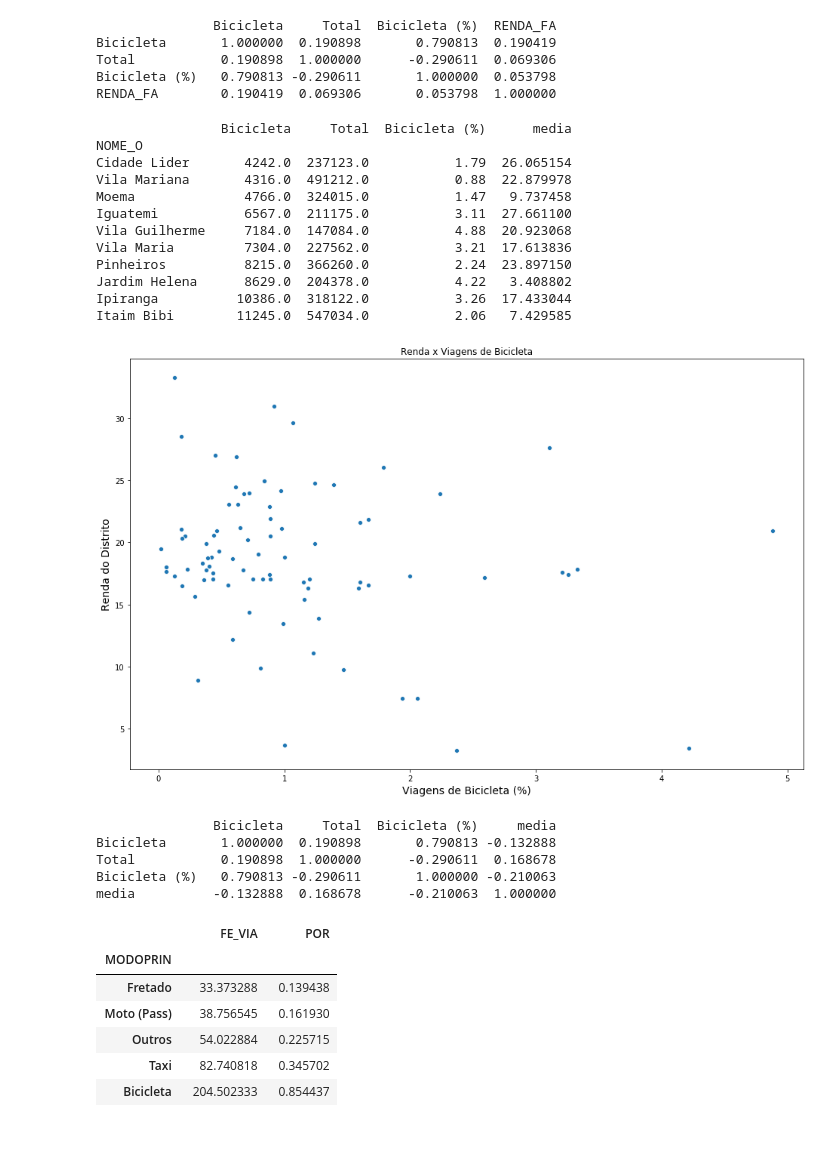
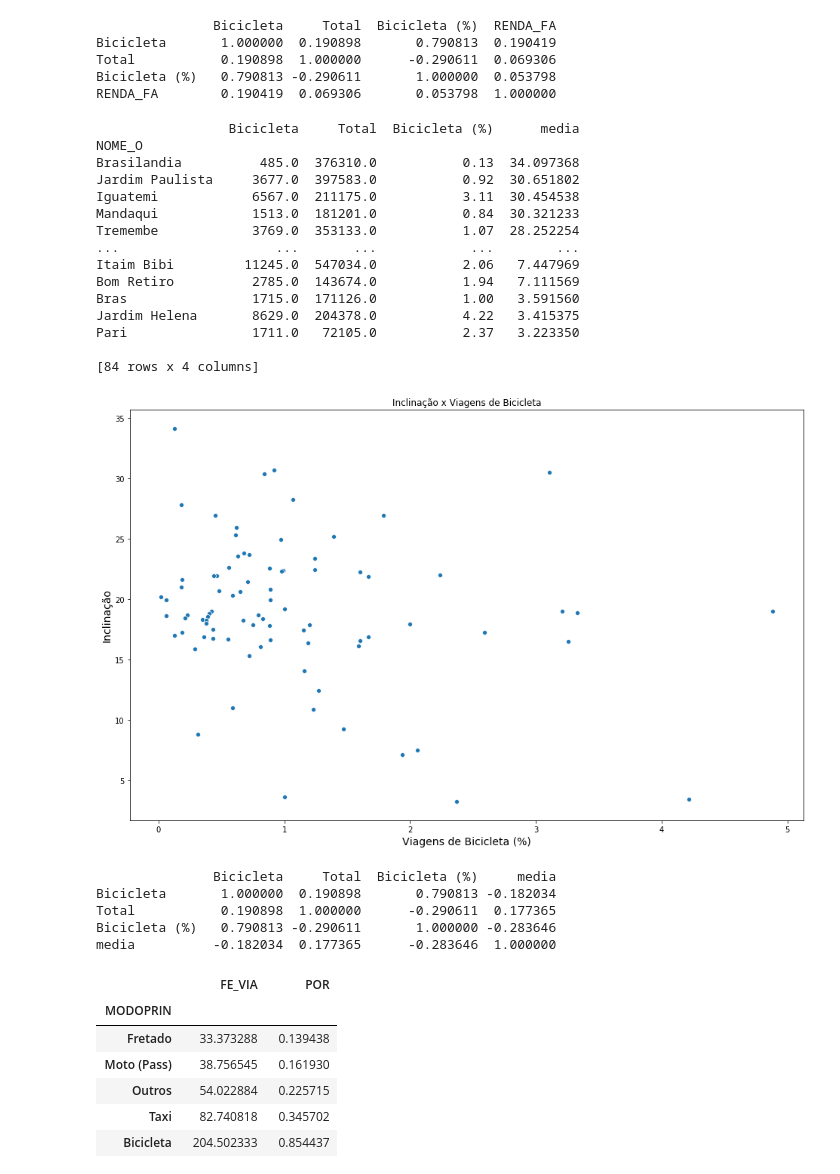
Before and after one commit to ezambomsantana/analise_od, a Jupyter notebook: notebook/Bike Analysis.ipynb, the cells around one changed output. Drawn from its saved outputs; the diff is of its cells as text; code cells hidden in the pictures; blank space fills up the shorter version.

Commit message:
data

```diff
--- a/notebook/Bike Analysis.ipynb
+++ b/notebook/Bike Analysis.ipynb
@@ -214,39 +214,43 @@ RENDA_FA        0.190419  0.069306       0.053798  1.000000
 # %%
 inclinacao = pd.read_csv("../data/distrito_inclinacao.csv", encoding='latin-1')
 inclinacao = inclinacao.set_index('NomeDistri')
 
 
+zona_inclinacao = modo_distri.join(inclinacao)
 
-distri_inclinacao = modo_distri.join(inclinacao)
-print(distri_inclinacao.tail(10))
+zona_inclinacao = zona_inclinacao.sort_values(by=['media'], ascending=False)
 
+print(zona_inclinacao)
 
 plt.figure(figsize=(16,10))
 
-sns.scatterplot(x="Bicicleta (%)", y="media", data=distri_inclinacao).set_title('Renda x Viagens de Bicicleta')
+sns.scatterplot(x="Bicicleta (%)", y="media", data=zona_inclinacao).set_title('Inclinação x Viagens de Bicicleta')
 plt.xlabel('Viagens de Bicicleta (%)', fontsize=14)
-plt.ylabel('Renda do Distrito', fontsize=14)
+plt.ylabel('Inclinação', fontsize=14)
 plt.show()
 print(distri_inclinacao.corr())
 # %% [output]
-                Bicicleta     Total  Bicicleta (%)      media
+                 Bicicleta     Total  Bicicleta (%)      media
 NOME_O
-Cidade Lider       4242.0  237123.0           1.79  26.065154
-Vila Mariana       4316.0  491212.0           0.88  22.879978
-Moema              4766.0  324015.0           1.47   9.737458
-Iguatemi           6567.0  211175.0           3.11  27.661100
-Vila Guilherme     7184.0  147084.0           4.88  20.923068
-Vila Maria         7304.0  227562.0           3.21  17.613836
-Pinheiros          8215.0  366260.0           2.24  23.897150
-Jardim Helena      8629.0  204378.0           4.22   3.408802
-Ipiranga          10386.0  318122.0           3.26  17.433044
-Itaim Bibi        11245.0  547034.0           2.06   7.429585
+Brasilandia          485.0  376310.0           0.13  34.097368
+Jardim Paulista     3677.0  397583.0           0.92  30.651802
+Iguatemi            6567.0  211175.0           3.11  30.454538
+Mandaqui            1513.0  181201.0           0.84  30.321233
+Tremembe            3769.0  353133.0           1.07  28.252254
+...                    ...       ...            ...        ...
+Itaim Bibi         11245.0  547034.0           2.06   7.447969
+Bom Retiro          2785.0  143674.0           1.94   7.111569
+Bras                1715.0  171126.0           1.00   3.591560
+Jardim Helena       8629.0  204378.0           4.22   3.415375
+Pari                1711.0   72105.0           2.37   3.223350
+
+[84 rows x 4 columns]
-[figure, old version]
+[figure, new version]
                Bicicleta     Total  Bicicleta (%)     media
-Bicicleta       1.000000  0.190898       0.790813 -0.132888
-Total           0.190898  1.000000      -0.290611  0.168678
-Bicicleta (%)   0.790813 -0.290611       1.000000 -0.210063
-media          -0.132888  0.168678      -0.210063  1.000000
+Bicicleta       1.000000  0.190898       0.790813 -0.182034
+Total           0.190898  1.000000      -0.290611  0.177365
+Bicicleta (%)   0.790813 -0.290611       1.000000 -0.283646
+media          -0.182034  0.177365      -0.283646  1.000000
 # %%
 conj17['POR'] = conj17['FE_VIA'] / conj17['FE_VIA'].sum() * 100
 conj17
```
Also changed, not shown: parts of 1 cell of this notebook, 4 other files.
